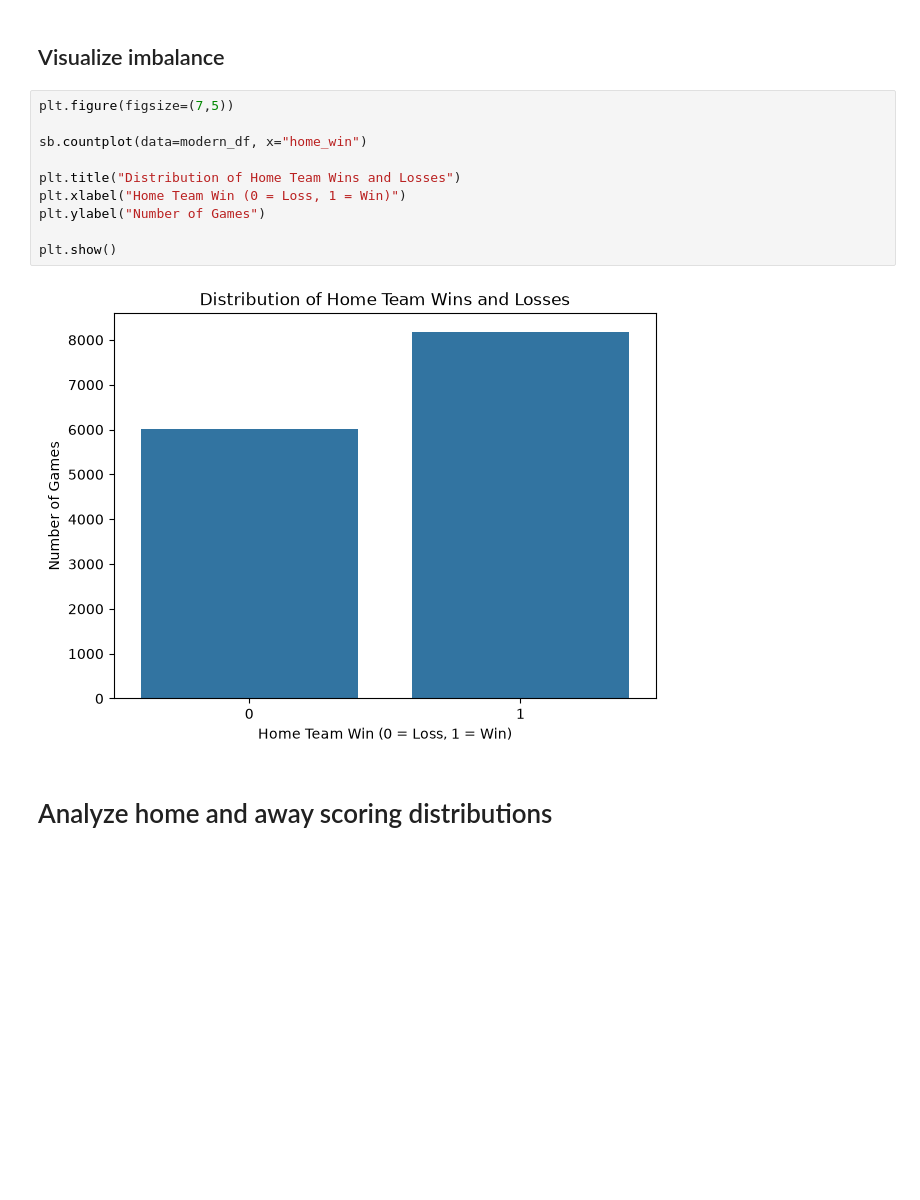
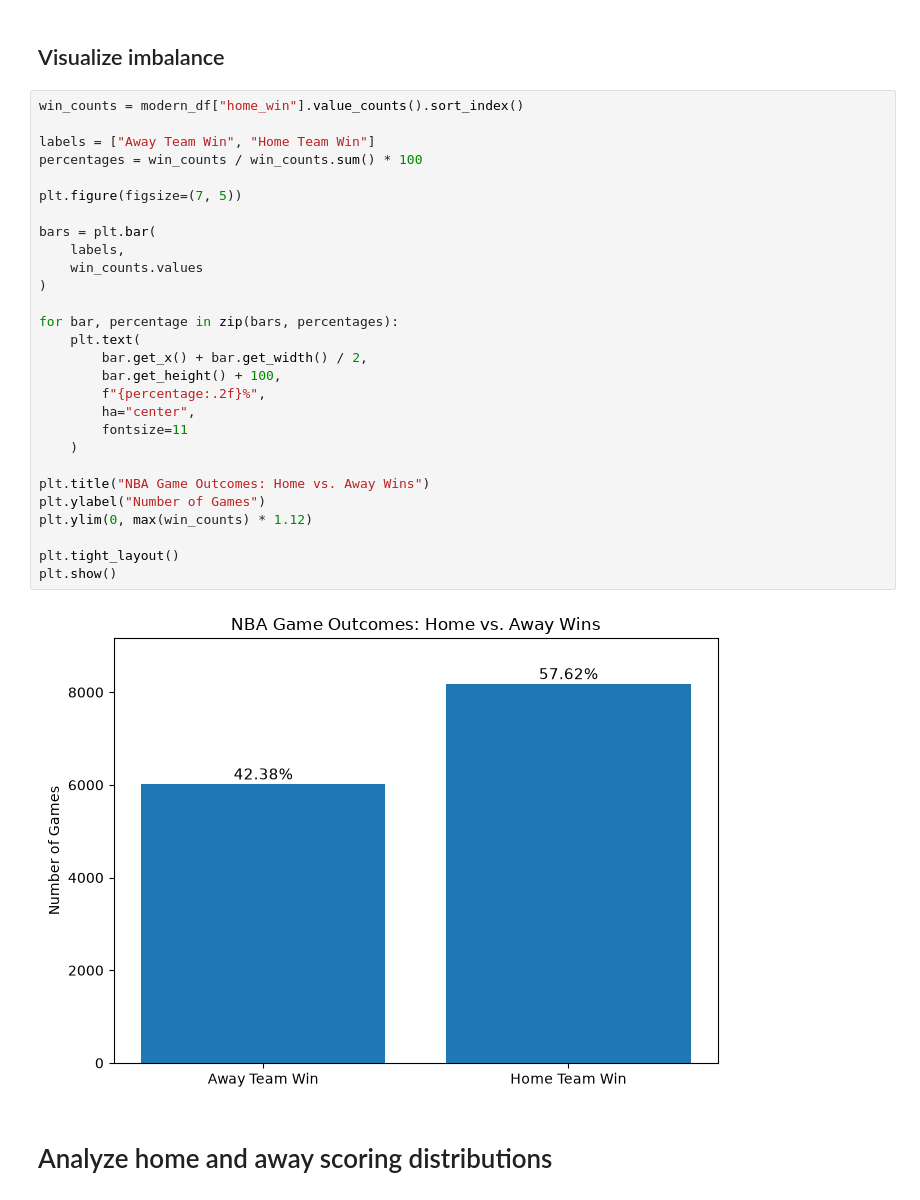
Before and after one commit to Gnot727/NBA-Prediction, a Jupyter notebook: notebooks/01_data_exploration.ipynb, the cells around one changed output. Drawn from its saved outputs; the diff is of its cells as text; blank space fills up the shorter version.

Commit message:
Improve EDA visualizations

```diff
--- a/notebooks/01_data_exploration.ipynb
+++ b/notebooks/01_data_exploration.ipynb
@@ -194,17 +231,35 @@ Name: proportion, dtype: float64
 # %% [markdown]
 ## Visualize imbalance
 # %%
-plt.figure(figsize=(7,5))
+win_counts = modern_df["home_win"].value_counts().sort_index()
 
-sb.countplot(data=modern_df, x="home_win")
+labels = ["Away Team Win", "Home Team Win"]
+percentages = win_counts / win_counts.sum() * 100
 
-plt.title("Distribution of Home Team Wins and Losses")
-plt.xlabel("Home Team Win (0 = Loss, 1 = Win)")
+plt.figure(figsize=(7, 5))
+
+bars = plt.bar(
+    labels,
+    win_counts.values
+)
+
+for bar, percentage in zip(bars, percentages):
+    plt.text(
+        bar.get_x() + bar.get_width() / 2,
+        bar.get_height() + 100,
+        f"{percentage:.2f}%",
+        ha="center",
+        fontsize=11
+    )
+
+plt.title("NBA Game Outcomes: Home vs. Away Wins")
 plt.ylabel("Number of Games")
+plt.ylim(0, max(win_counts) * 1.12)
 
+plt.tight_layout()
 plt.show()
 # %% [output]
-[figure, old version]
+[figure, new version]
 # %% [markdown]
 # Analyze home and away scoring distributions
 # %% [markdown]
```
Also changed, not shown: parts of 2 cells of this notebook.
